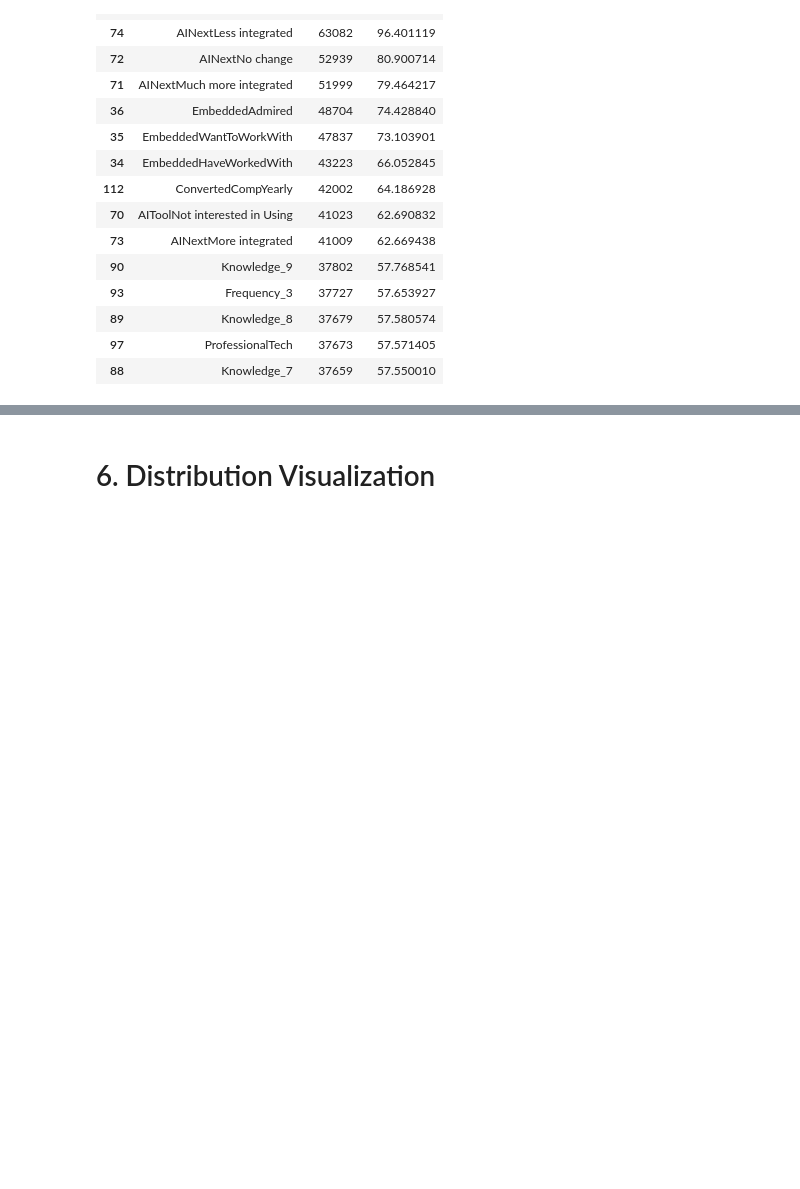
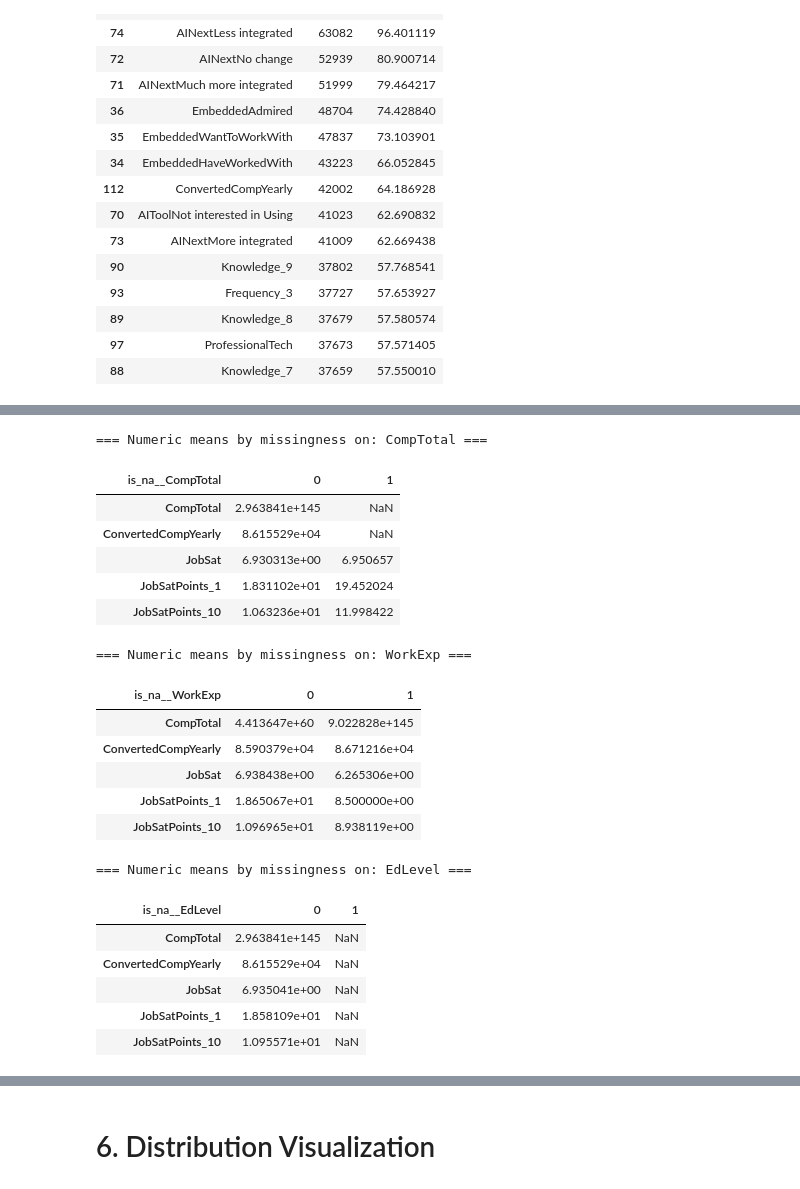
Before and after one commit to JuanPabloAR-ai/analisis-encuestas-stack-overflow, a Jupyter notebook: notebooks/EDA_and_Modeling.ipynb, the cells around one changed output, grey strips where cells are left out. Cells and saved outputs as stored; diff of their text form; code cells hidden in the pictures; blank space fills up the shorter version.

```diff
--- a/notebooks/EDA_and_Modeling.ipynb
+++ b/notebooks/EDA_and_Modeling.ipynb
@@ -113,0 +166,56 @@ missing.head(15)
+# %%
+def exploratory_missing_pattern(
+    df: pd.DataFrame,
+    key_cols: List[str],
+    preview_numeric: int = 5
+) -> Dict[str, pd.DataFrame]:
+    """
+    Create 'is_na__col' flags for key_cols and compare means of numeric columns
+    between groups with/without missing (simple bivariate exploration).
+    """
+    res = {}
+    aux = df.copy()
+
+    for c in key_cols:
+        if c in aux.columns:
+            aux[f"is_na__{c}"] = aux[c].isna().astype(int)
+
+    num_cols = aux.select_dtypes(include="number").columns.tolist()
+    num_cols = [c for c in num_cols if not c.startswith("is_na__")]
+
+    for c in key_cols:
+        if c in aux.columns:
+            flag = f"is_na__{c}"
+            if flag in aux.columns and num_cols:
+                comp = aux.groupby(flag)[num_cols].mean().T.sort_index()
+                res[c] = comp.head(preview_numeric)
+    return res
+
+# Example (adjust to your dataset's columns):
+key_cols = [c for c in ["CompTotal","WorkExp","EdLevel"] if c in df.columns]
+patterns = exploratory_missing_pattern(df, key_cols)
+for k, v in patterns.items():
+    print(f"\n=== Numeric means by missingness on: {k} ===")
+    display(v)
+# %% [output]
+=== Numeric means by missingness on: CompTotal ===
+| is_na__CompTotal | 0 | 1 |
+| CompTotal | 2.963841e+145 | NaN |
+| ConvertedCompYearly | 8.615529e+04 | NaN |
+| JobSat | 6.930313e+00 | 6.950657 |
+| JobSatPoints_1 | 1.831102e+01 | 19.452024 |
+| JobSatPoints_10 | 1.063236e+01 | 11.998422 |
+=== Numeric means by missingness on: WorkExp ===
+| is_na__WorkExp | 0 | 1 |
+| CompTotal | 4.413647e+60 | 9.022828e+145 |
+| ConvertedCompYearly | 8.590379e+04 | 8.671216e+04 |
+| JobSat | 6.938438e+00 | 6.265306e+00 |
+| JobSatPoints_1 | 1.865067e+01 | 8.500000e+00 |
+| JobSatPoints_10 | 1.096965e+01 | 8.938119e+00 |
+=== Numeric means by missingness on: EdLevel ===
+| is_na__EdLevel | 0 | 1 |
+| CompTotal | 2.963841e+145 | NaN |
+| ConvertedCompYearly | 8.615529e+04 | NaN |
+| JobSat | 6.935041e+00 | NaN |
+| JobSatPoints_1 | 1.858109e+01 | NaN |
+| JobSatPoints_10 | 1.095571e+01 | NaN |
```
Also changed, not shown: parts of 5 cells of this notebook, 1 other file.
